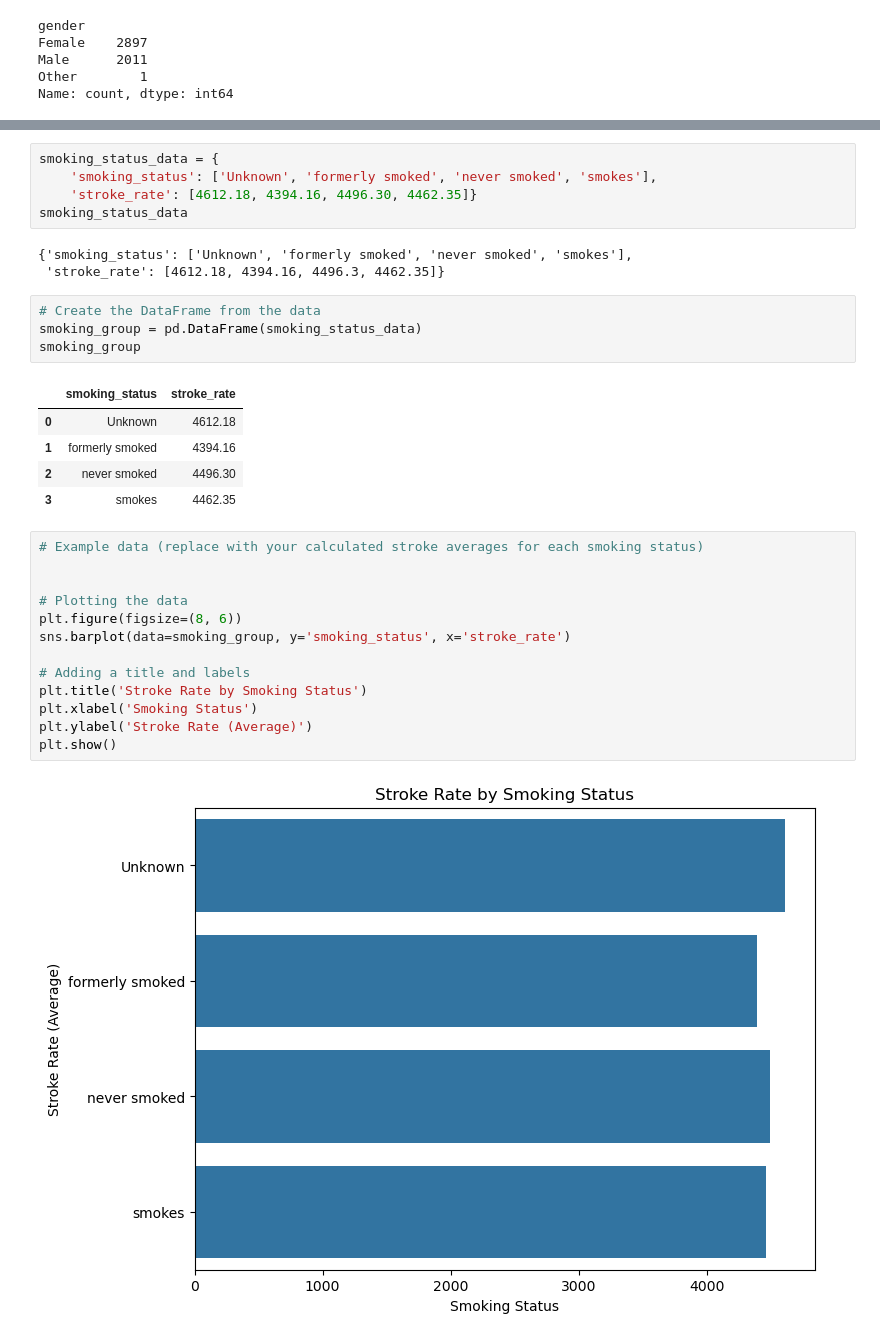
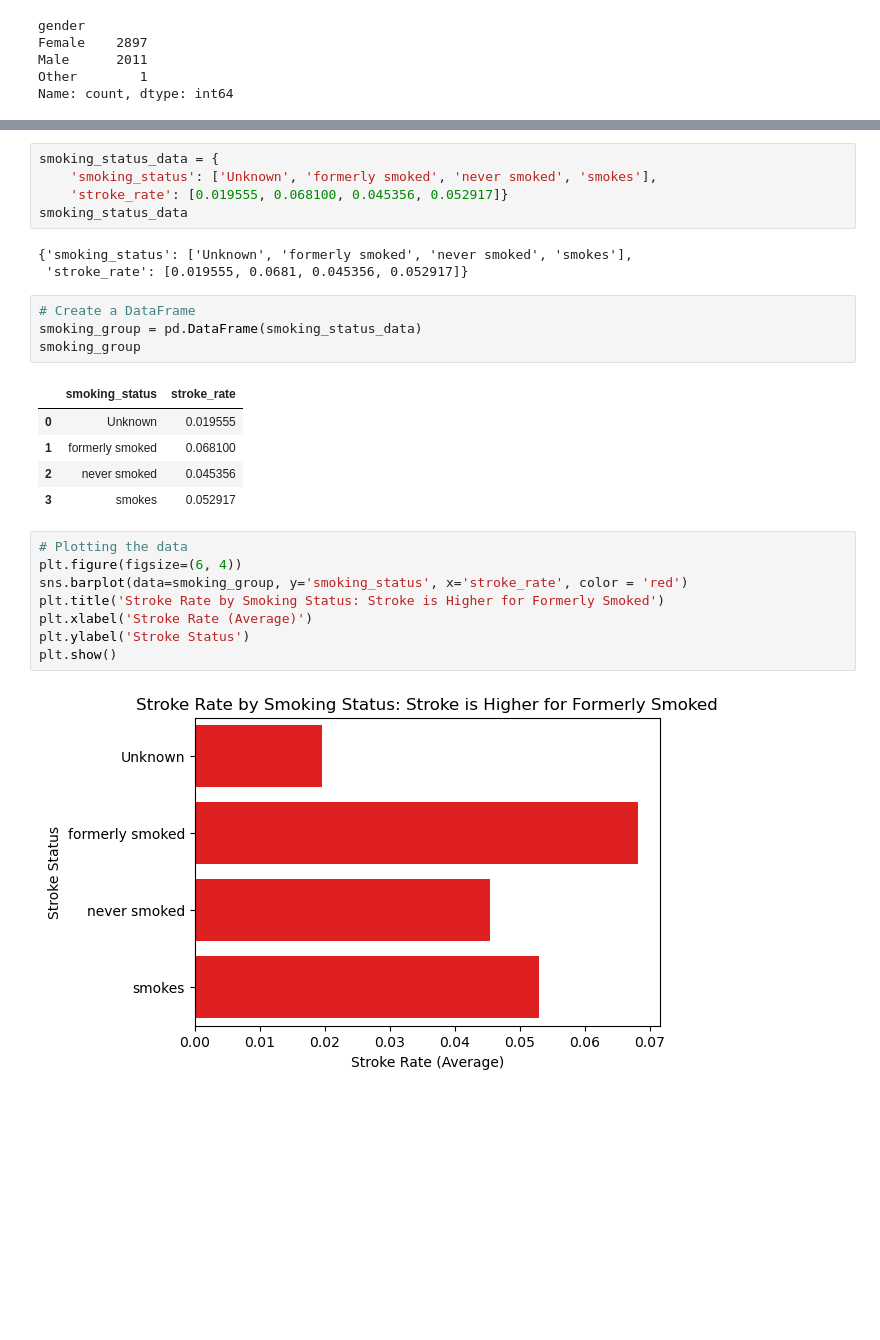
Before and after one commit to MaxugoAnalytics/Stroke-Analysis, a Jupyter notebook: Heart_disease.ipynb, the cells around one changed output, grey strips where cells are left out. Drawn from its saved outputs; the diff is of its cells as text; blank space fills up the shorter version.

```diff
--- a/Heart_disease.ipynb
+++ b/Heart_disease.ipynb
@@ -543,34 +542,29 @@ Name: stroke, dtype: float64
 # %%
 smoking_status_data = {
     'smoking_status': ['Unknown', 'formerly smoked', 'never smoked', 'smokes'],
-    'stroke_rate': [4612.18, 4394.16, 4496.30, 4462.35]}
+    'stroke_rate': [0.019555, 0.068100, 0.045356, 0.052917]}
 smoking_status_data
 # %% [output]
 {'smoking_status': ['Unknown', 'formerly smoked', 'never smoked', 'smokes'],
- 'stroke_rate': [4612.18, 4394.16, 4496.3, 4462.35]}
+ 'stroke_rate': [0.019555, 0.0681, 0.045356, 0.052917]}
 # %%
-# Create the DataFrame from the data
+# Create a DataFrame
 smoking_group = pd.DataFrame(smoking_status_data)
 smoking_group
 # %% [output]
 |  | smoking_status | stroke_rate |
-| 0 | Unknown | 4612.18 |
-| 1 | formerly smoked | 4394.16 |
-| 2 | never smoked | 4496.30 |
-| 3 | smokes | 4462.35 |
+| 0 | Unknown | 0.019555 |
+| 1 | formerly smoked | 0.068100 |
+| 2 | never smoked | 0.045356 |
+| 3 | smokes | 0.052917 |
 # %%
-# Example data (replace with your calculated stroke averages for each smoking status)
-
-
 # Plotting the data
-plt.figure(figsize=(8, 6))
-sns.barplot(data=smoking_group, y='smoking_status', x='stroke_rate')
-
-# Adding a title and labels
-plt.title('Stroke Rate by Smoking Status')
-plt.xlabel('Smoking Status')
-plt.ylabel('Stroke Rate (Average)')
+plt.figure(figsize=(6, 4))
+sns.barplot(data=smoking_group, y='smoking_status', x='stroke_rate', color = 'red')
+plt.title('Stroke Rate by Smoking Status: Stroke is Higher for Formerly Smoked')
+plt.xlabel('Stroke Rate (Average)')
+plt.ylabel('Stroke Status')
 plt.show()
 # %% [output]
-[figure, old version]
+[figure, new version]
 # %%
```
Also changed, not shown: parts of 66 cells of this notebook.
